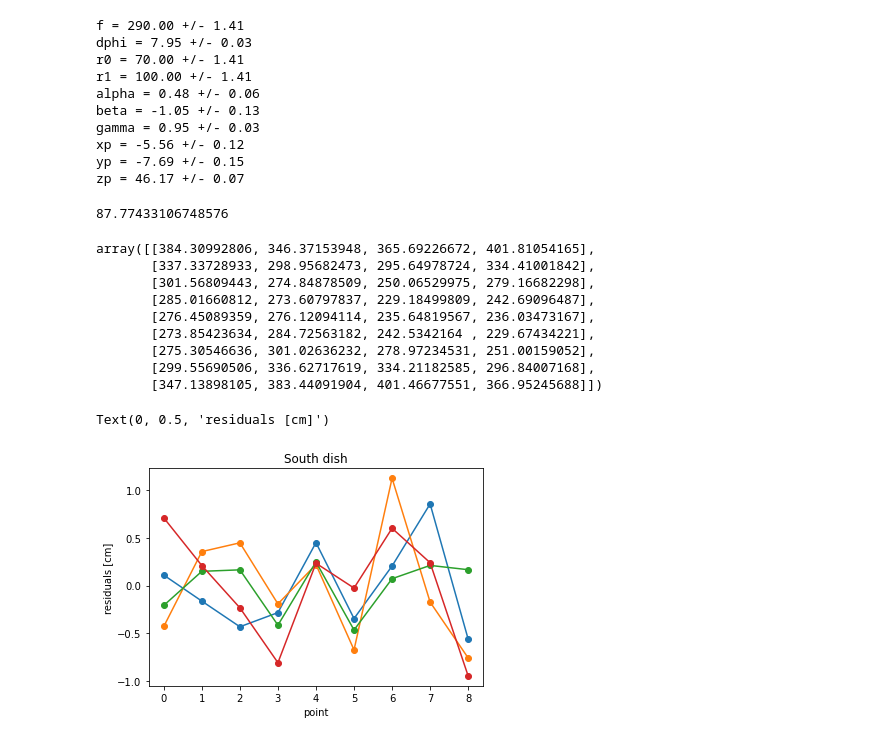
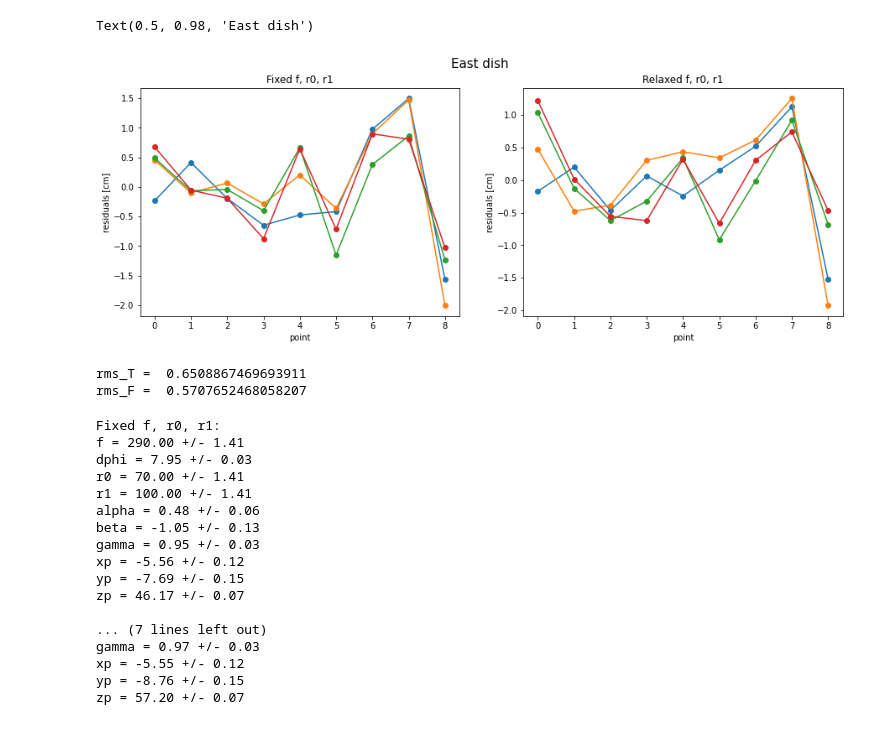
Before and after one commit to bmxdemo/bmxhacks, a Jupyter notebook: geometry_tape_fit.ipynb, the cells around one changed output. Saved outputs shown, nothing was run; the diff lists cells and outputs as text; code cells hidden in the pictures.

```diff
--- a/geometry_tape_fit.ipynb
+++ b/geometry_tape_fit.ipynb
@@ -179,0 +207,8 @@ Text(0, 0.5, 'residuals [cm]')
+# %%
+E_fitter_T = Fitter(E_measurements, start, True)
+E_fit_T = E_fitter_T.fit()
+print('E_fit (True)', E_fit_T.fun)
+
+E_fitter_F = Fitter(E_measurements, start, False)
+E_fit_F = E_fitter_F.fit()
+print('E_fit (False)', E_fit_F.fun)
@@ -180,9 +245,43 @@ Text(0, 0.5, 'residuals [cm]')
+# %%
+fig, (ax1, ax2) = plt.subplots(1, 2, figsize = (15,5))
+ax1.plot(E_fitter_T.predict_measurements(E_fit_T.x)-E_measurements,'-o')
+ax1.set_title('Fixed f, r0, r1')
+ax1.set_xlabel('point')
+ax1.set_ylabel('residuals [cm]')
+
+ax2.plot(E_fitter_F.predict_measurements(E_fit_F.x)-E_measurements,'-o')
+ax2.set_title('Relaxed f, r0, r1')
+ax2.set_xlabel('point')
+ax2.set_ylabel('residuals [cm]')
+
+plt.suptitle('East dish', size = 15)
+# %% [output]
+Text(0.5, 0.98, 'East dish')
+[figure, added]
+# %%
+resid_T = E_fitter_T.predict_measurements(E_fit_T.x)-E_measurements
+resid_F = E_fitter_F.predict_measurements(E_fit_F.x)-E_measurements
+
+print('rms_T = ',  np.sqrt(resid_T**2).mean())
+print('rms_F = ',  np.sqrt(resid_F**2).mean())
+# %% [output]
+rms_T =  0.6508867469693911
+rms_F =  0.5707652468058207
 # %%
-vals = E_fit.x
-errs=np.sqrt((E_fit.hess_inv.diagonal())*2)
-for n,v,e in zip(names,vals, errs):
+vals_T = E_fit_T.x
+errs=np.sqrt((E_fit_T.hess_inv.diagonal())*2)
+names = 'f dphi r0 r1 alpha beta gamma xp yp zp'.split()
+print('Fixed f, r0, r1:')
+for n,v,e in zip(names,vals_T, errs):
     print (f"{n} = {v:.2f} +/- {e:.2f}")
+
+print('')
+vals_F = E_fit_F.x
+print('Relaxed f, r0, r1:')
+for n,v,e in zip(names,vals_F, errs):
+    print (f"{n} = {v:.2f} +/- {e:.2f}")
 # %% [output]
+Fixed f, r0, r1:
 f = 290.00 +/- 1.41
 dphi = 7.95 +/- 0.03
 r0 = 70.00 +/- 1.41
@@ -193,6 +292,12 @@ gamma = 0.95 +/- 0.03
 xp = -5.56 +/- 0.12
 yp = -7.69 +/- 0.15
 zp = 46.17 +/- 0.07
+
+... (7 lines left out)
+gamma = 0.97 +/- 0.03
+xp = -5.55 +/- 0.12
+yp = -8.76 +/- 0.15
+zp = 57.20 +/- 0.07
 # %%
 # S dish
 S_measurements = np.array([
@@ -206,29 +311,3 @@ S_measurements = np.array([
     [298.7, 336.8, 334.0, 296.6],
     [347.7, 384.2, 401.3, 367.9]
 ])
-# %%
-S_fitter = Fitter(S_measurements, start)
-S_fit = S_fitter.fit()
-S_fit.fun
-# %% [output]
-87.77433106748576
-# %%
-S_fitter.predict_measurements(S_fit.x)
-# %% [output]
-array([[384.30992806, 346.37153948, 365.69226672, 401.81054165],
-       [337.33728933, 298.95682473, 295.64978724, 334.41001842],
-       [301.56809443, 274.84878509, 250.06529975, 279.16682298],
-       [285.01660812, 273.60797837, 229.18499809, 242.69096487],
-       [276.45089359, 276.12094114, 235.64819567, 236.03473167],
-       [273.85423634, 284.72563182, 242.5342164 , 229.67434221],
-       [275.30546636, 301.02636232, 278.97234531, 251.00159052],
-       [299.55690506, 336.62717619, 334.21182585, 296.84007168],
-       [347.13898105, 383.44091904, 401.46677551, 366.95245688]])
-# %%
-plt.plot(S_fitter.predict_measurements(S_fit.x)-S_measurements,'-o')
-plt.title('South dish')
-plt.xlabel('point')
-plt.ylabel('residuals [cm]')
-# %% [output]
-Text(0, 0.5, 'residuals [cm]')
-[figure, removed]
```
Also changed, not shown: parts of 27 cells of this notebook.
